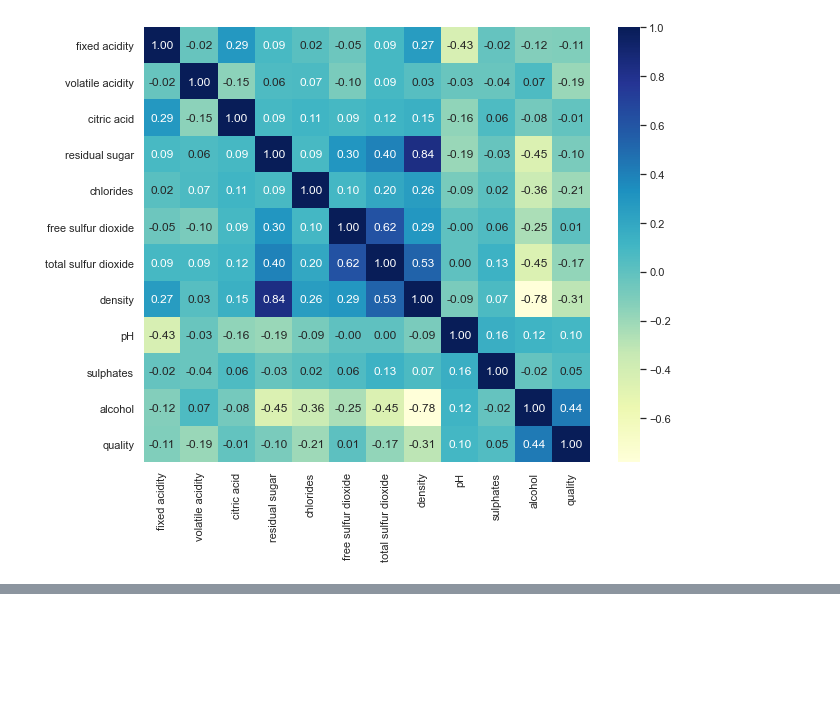
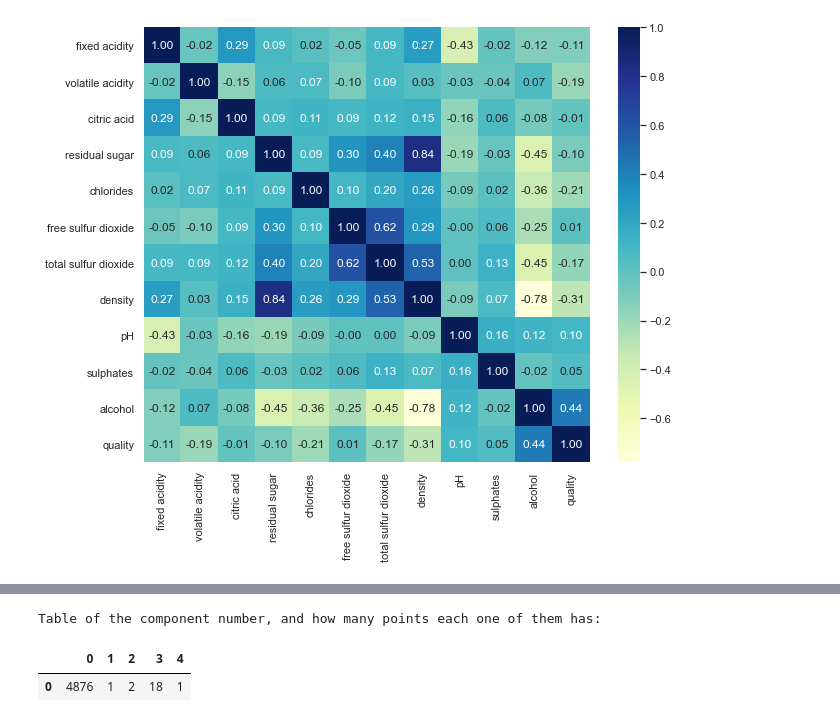
Before and after one commit to netanelGinish/AI_Introduction, a Jupyter notebook: Wine_Project .ipynb, the cells around one changed output, grey strips where cells are left out. Drawn from its saved outputs; the diff is of its cells as text; code cells hidden in the pictures; blank space fills up the shorter version.

```diff
--- a/Wine_Project .ipynb
+++ b/Wine_Project .ipynb
@@ -86,0 +279,9 @@ plt.show()
+# %%
+from sklearn.cluster import MeanShift
+import numpy as np
+
+clustering = MeanShift(bandwidth=5).fit(normalized_X)
+clustering.labels_
+
+
+clustering
@@ -86,0 +311,20 @@ plt.show()
+# %%
+hist_dictionary = {}
+for i in clustering.labels_:
+    if str(i) in hist_dictionary:
+        hist_dictionary[str(i)] = hist_dictionary[str(i)] + 1
+    else:
+        hist_dictionary[str(i)] = 1
+clusters_names_numeric = [int(x) for x in hist_dictionary.keys()]
+clusters_names_numeric.sort()
+clusters_names = [str(name) for name in clusters_names_numeric]
+points_amount_for_cluster = [hist_dictionary[x] for x in clusters_names]
+
+clustering_hist_df = pd.DataFrame([points_amount_for_cluster])
+clustering_hist_df.columns = clusters_names
+print('Table of the component number, and how many points each one of them has:')
+clustering_hist_df
+# %% [output]
+Table of the component number, and how many points each one of them has:
+|  | 0 | 1 | 2 | 3 | 4 |
+| 0 | 4876 | 1 | 2 | 18 | 1 |
```
Also changed, not shown: parts of 21 cells of this notebook.
